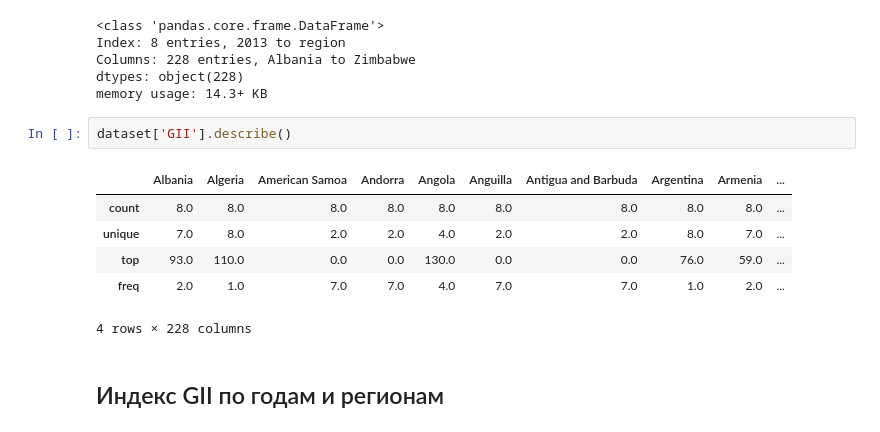
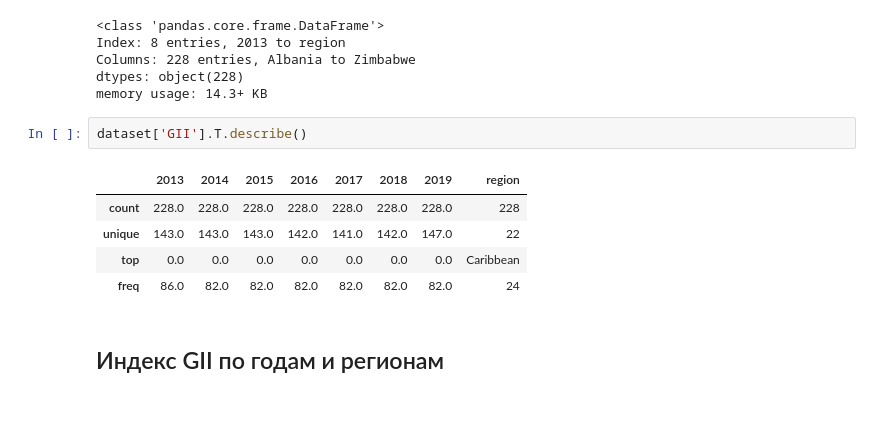
Before and after one commit to DSerpuhovitin/netology_pyda, a Jupyter notebook: Degee_project_ML/Degree_ML_res.ipynb, the cells around one changed output. Cells and saved outputs as stored; diff of their text form.

```diff
--- a/Degee_project_ML/Degree_ML_res.ipynb
+++ b/Degee_project_ML/Degree_ML_res.ipynb
@@ -121,14 +121,13 @@ Columns: 228 entries, Albania to Zimbabwe
 dtypes: object(228)
 memory usage: 14.3+ KB
 # %%
-dataset['GII'].describe()
+dataset['GII'].T.describe()
 # %% [output]
-|  | Albania | Algeria | American Samoa | Andorra | Angola | Anguilla | Antigua and Barbuda | Argentina | Armenia | ... |
-| count | 8.0 | 8.0 | 8.0 | 8.0 | 8.0 | 8.0 | 8.0 | 8.0 | 8.0 | ... |
-| unique | 7.0 | 8.0 | 2.0 | 2.0 | 4.0 | 2.0 | 2.0 | 8.0 | 7.0 | ... |
-| top | 93.0 | 110.0 | 0.0 | 0.0 | 130.0 | 0.0 | 0.0 | 76.0 | 59.0 | ... |
-| freq | 2.0 | 1.0 | 7.0 | 7.0 | 4.0 | 7.0 | 7.0 | 1.0 | 2.0 | ... |
+|  | 2013 | 2014 | 2015 | 2016 | 2017 | 2018 | 2019 | region |
+| count | 228.0 | 228.0 | 228.0 | 228.0 | 228.0 | 228.0 | 228.0 | 228 |
+| unique | 143.0 | 143.0 | 143.0 | 142.0 | 141.0 | 142.0 | 147.0 | 22 |
+| top | 0.0 | 0.0 | 0.0 | 0.0 | 0.0 | 0.0 | 0.0 | Caribbean |
+| freq | 86.0 | 82.0 | 82.0 | 82.0 | 82.0 | 82.0 | 82.0 | 24 |
-4 rows × 228 columns
 # %% [markdown]
 ## Индекс GII по годам и регионам
 # %%
```
Also changed, not shown: parts of 19 cells of this notebook.
